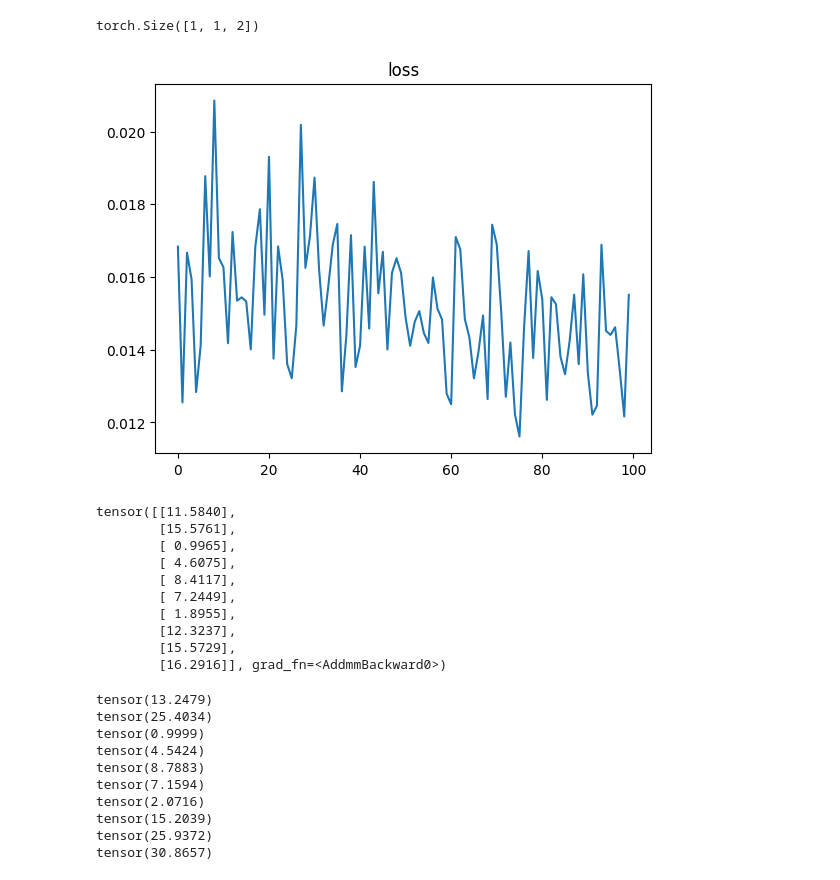
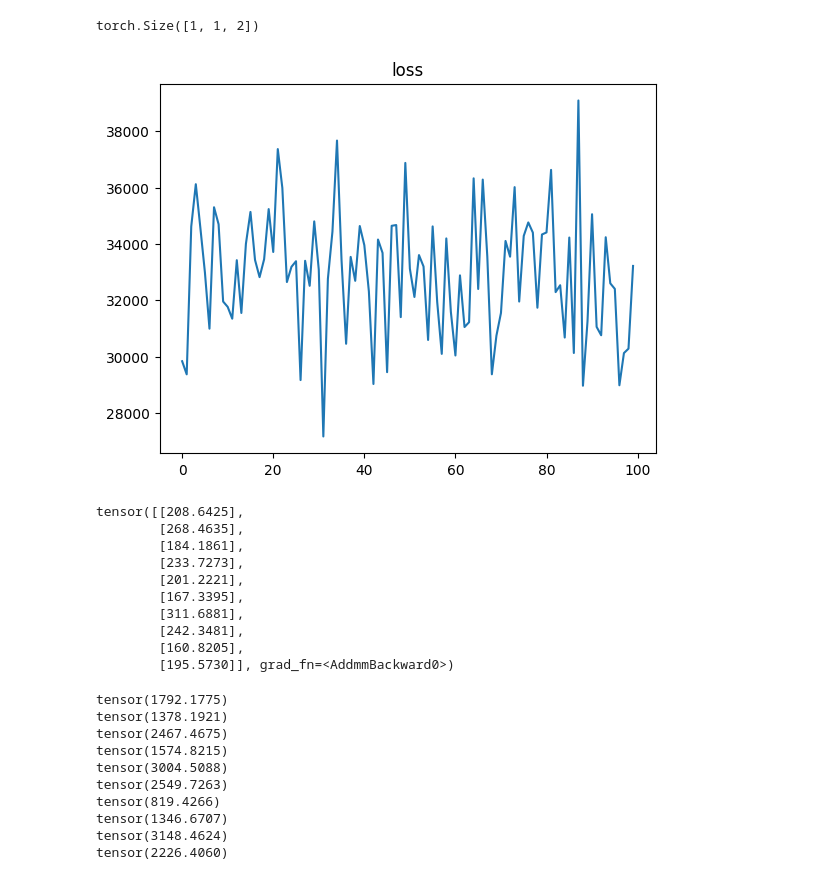
Before and after one commit to axelk99/SCDAA, a Jupyter notebook: Untitled.ipynb, the cells around one changed output. Drawn from its saved outputs; the diff is of its cells as text; code cells hidden in the pictures.

```diff
--- a/Untitled.ipynb
+++ b/Untitled.ipynb
@@ -458,7 +458,7 @@ RR = torch.cat([R.unsqueeze(0) for i in range(batch_size)], dim=0)
 for p in tqdm(range(num_epochs)):
     optimiser.zero_grad()
 
-    space = torch.rand(batch_size, 2, dtype=torch.float32, requires_grad=True)
+    space = torch.rand(batch_size, 2, dtype=torch.float32, requires_grad=True) * 6 + 3
     time = torch.rand(batch_size, 1, dtype = torch.float32, requires_grad=True) * T
 
 
@@ -505,39 +505,39 @@ for p in tqdm(range(num_epochs)):
 # %%
 
 batch_size = 10
 
-space = torch.rand(batch_size, 2, dtype=torch.float32, requires_grad=True)
+space = torch.rand(batch_size, 2, dtype=torch.float32, requires_grad=True) * 6 + 3
 time = torch.rand(batch_size, 1, dtype = torch.float32, requires_grad=True) * T
 
 plt.plot(losses[-100:])
 plt.title("loss")
 plt.show()
 
 print(model_dgm(time, space))
 # %% [output]
-[figure, old version]
+[figure, new version]
-tensor([[11.5840],
-        [15.5761],
-        [ 0.9965],
-        [ 4.6075],
-        [ 8.4117],
-        [ 7.2449],
-        [ 1.8955],
-        [12.3237],
-        [15.5729],
-        [16.2916]], grad_fn=<AddmmBackward0>)
+tensor([[208.6425],
+        [268.4635],
+        [184.1861],
+        [233.7273],
+        [201.2221],
+        [167.3395],
+        [311.6881],
+        [242.3481],
+        [160.8205],
+        [195.5730]], grad_fn=<AddmmBackward0>)
 # %%
 for i in range(batch_size):
     J_arr = LQR.monte_carlo_v1(time.detach()[i], space.detach()[i].reshape(1, 1, 2).type(torch.float64), N=500, N_mc=500)
     print(torch.mean(J_arr))
 # %% [output]
-tensor(13.2479)
-tensor(25.4034)
-tensor(0.9999)
-tensor(4.5424)
-tensor(8.7883)
-tensor(7.1594)
-tensor(2.0716)
-tensor(15.2039)
-tensor(25.9372)
-tensor(30.8657)
+tensor(1792.1775)
+tensor(1378.1921)
+tensor(2467.4675)
+tensor(1574.8215)
+tensor(3004.5088)
+tensor(2549.7263)
+tensor(819.4266)
+tensor(1346.6707)
+tensor(3148.4624)
+tensor(2226.4060)
```
